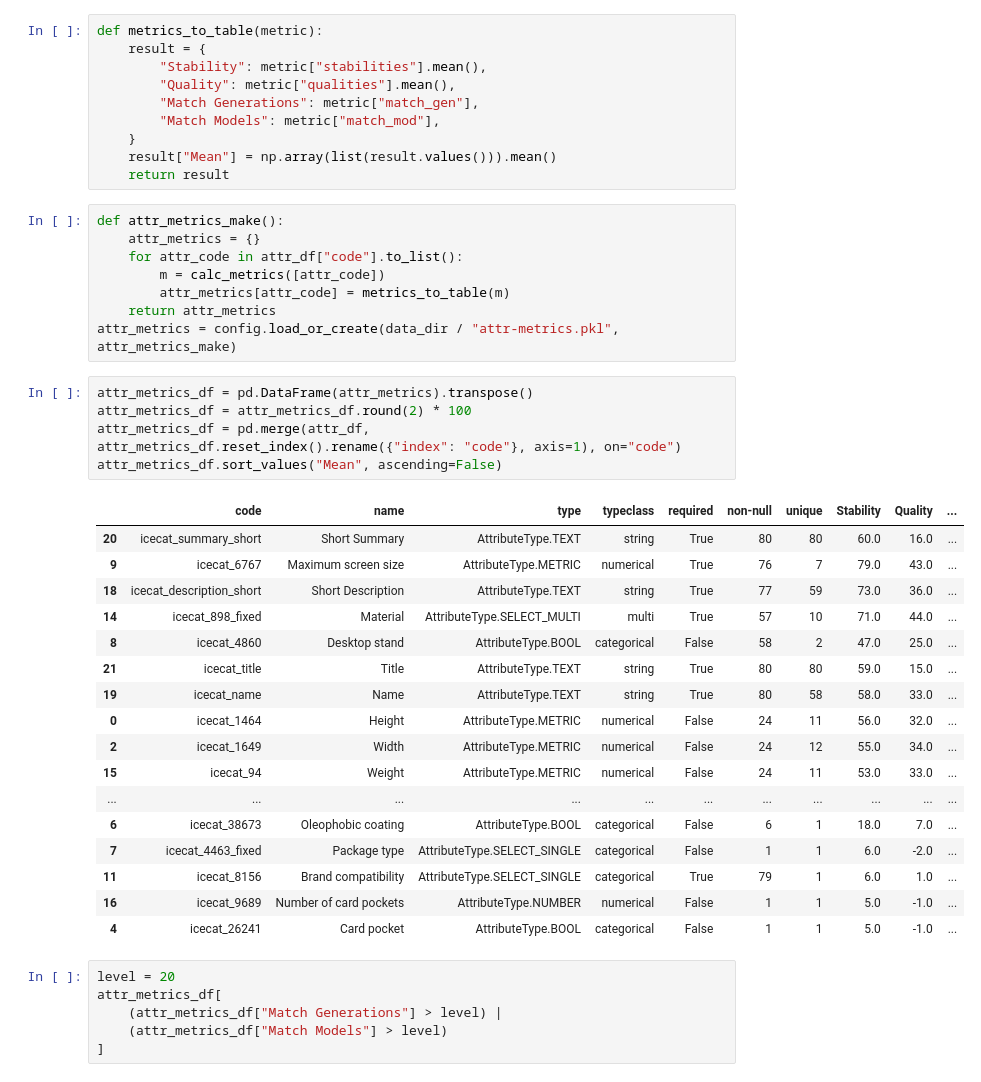
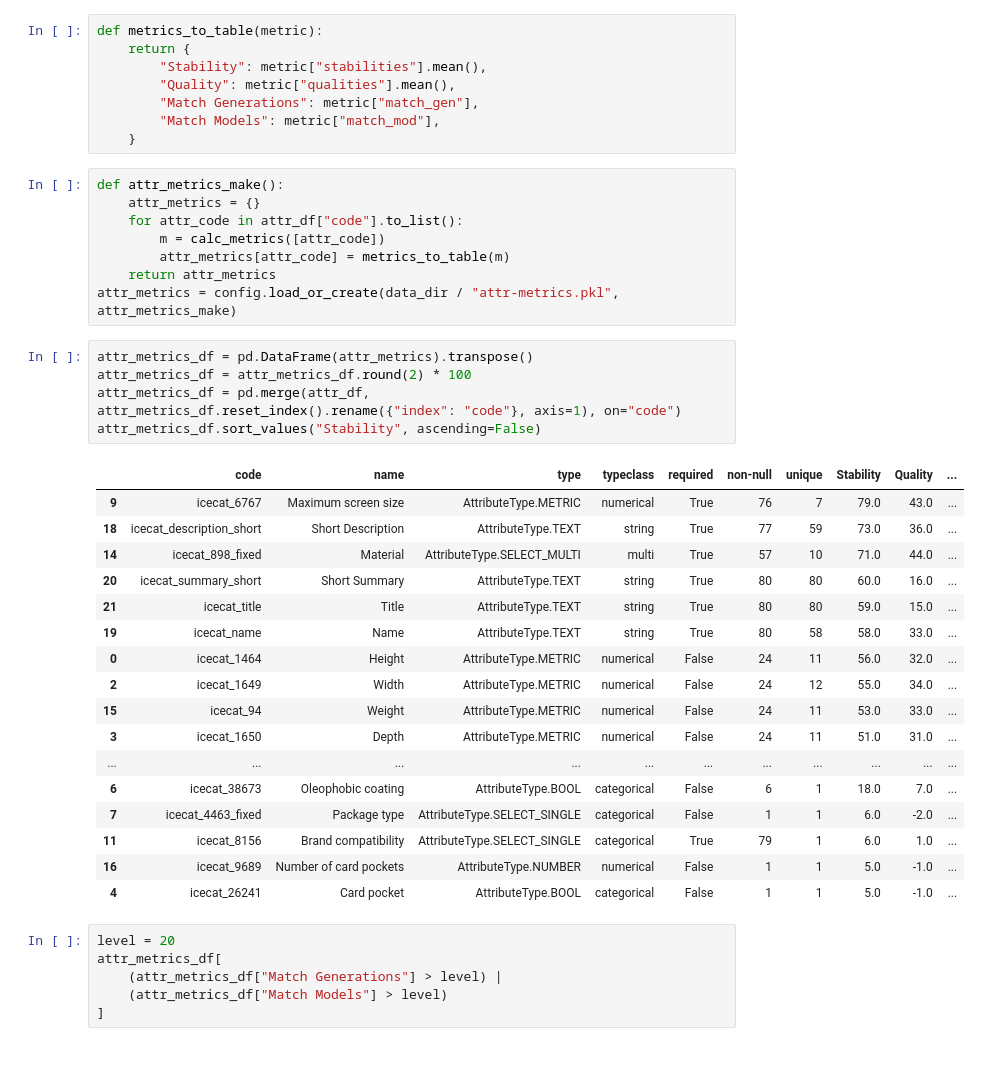
Before and after one commit to hd-code/ma-product-clustering, a Jupyter notebook: cluster-analysis/notebooks/clustering/1-cases.ipynb, the cells around one changed output. Drawn from its saved outputs; the diff is of its cells as text.

```diff
--- a/cluster-analysis/notebooks/clustering/1-cases.ipynb
+++ b/cluster-analysis/notebooks/clustering/1-cases.ipynb
@@ -153,14 +153,12 @@ def calc_metrics(attr_codes, multi_as_single=False, attr_to_overweight: list[str
     }
 # %%
 def metrics_to_table(metric):
-    result = {
+    return {
         "Stability": metric["stabilities"].mean(),
         "Quality": metric["qualities"].mean(),
         "Match Generations": metric["match_gen"],
         "Match Models": metric["match_mod"],
     }
-    result["Mean"] = np.array(list(result.values())).mean()
-    return result
 # %%
 def attr_metrics_make():
     attr_metrics = {}
@@ -172,20 +170,20 @@ attr_metrics = config.load_or_create(data_dir / "attr-metrics.pkl", attr_metrics
 # %%
 attr_metrics_df = pd.DataFrame(attr_metrics).transpose()
 attr_metrics_df = attr_metrics_df.round(2) * 100
 attr_metrics_df = pd.merge(attr_df, attr_metrics_df.reset_index().rename({"index": "code"}, axis=1), on="code")
-attr_metrics_df.sort_values("Mean", ascending=False)
+attr_metrics_df.sort_values("Stability", ascending=False)
 # %% [output]
 |  | code | name | type | typeclass | required | non-null | unique | Stability | Quality | ... |
-| 20 | icecat_summary_short | Short Summary | AttributeType.TEXT | string | True | 80 | 80 | 60.0 | 16.0 | ... |
 | 9 | icecat_6767 | Maximum screen size | AttributeType.METRIC | numerical | True | 76 | 7 | 79.0 | 43.0 | ... |
 | 18 | icecat_description_short | Short Description | AttributeType.TEXT | string | True | 77 | 59 | 73.0 | 36.0 | ... |
 | 14 | icecat_898_fixed | Material | AttributeType.SELECT_MULTI | multi | True | 57 | 10 | 71.0 | 44.0 | ... |
-| 8 | icecat_4860 | Desktop stand | AttributeType.BOOL | categorical | False | 58 | 2 | 47.0 | 25.0 | ... |
+| 20 | icecat_summary_short | Short Summary | AttributeType.TEXT | string | True | 80 | 80 | 60.0 | 16.0 | ... |
 | 21 | icecat_title | Title | AttributeType.TEXT | string | True | 80 | 80 | 59.0 | 15.0 | ... |
 | 19 | icecat_name | Name | AttributeType.TEXT | string | True | 80 | 58 | 58.0 | 33.0 | ... |
 | 0 | icecat_1464 | Height | AttributeType.METRIC | numerical | False | 24 | 11 | 56.0 | 32.0 | ... |
 | 2 | icecat_1649 | Width | AttributeType.METRIC | numerical | False | 24 | 12 | 55.0 | 34.0 | ... |
 | 15 | icecat_94 | Weight | AttributeType.METRIC | numerical | False | 24 | 11 | 53.0 | 33.0 | ... |
+| 3 | icecat_1650 | Depth | AttributeType.METRIC | numerical | False | 24 | 11 | 51.0 | 31.0 | ... |
 | ... | ... | ... | ... | ... | ... | ... | ... | ... | ... | ... |
 | 6 | icecat_38673 | Oleophobic coating | AttributeType.BOOL | categorical | False | 6 | 1 | 18.0 | 7.0 | ... |
 | 7 | icecat_4463_fixed | Package type | AttributeType.SELECT_SINGLE | categorical | False | 1 | 1 | 6.0 | -2.0 | ... |
```
Also changed, not shown: parts of 3 cells of this notebook, 5 other files.
